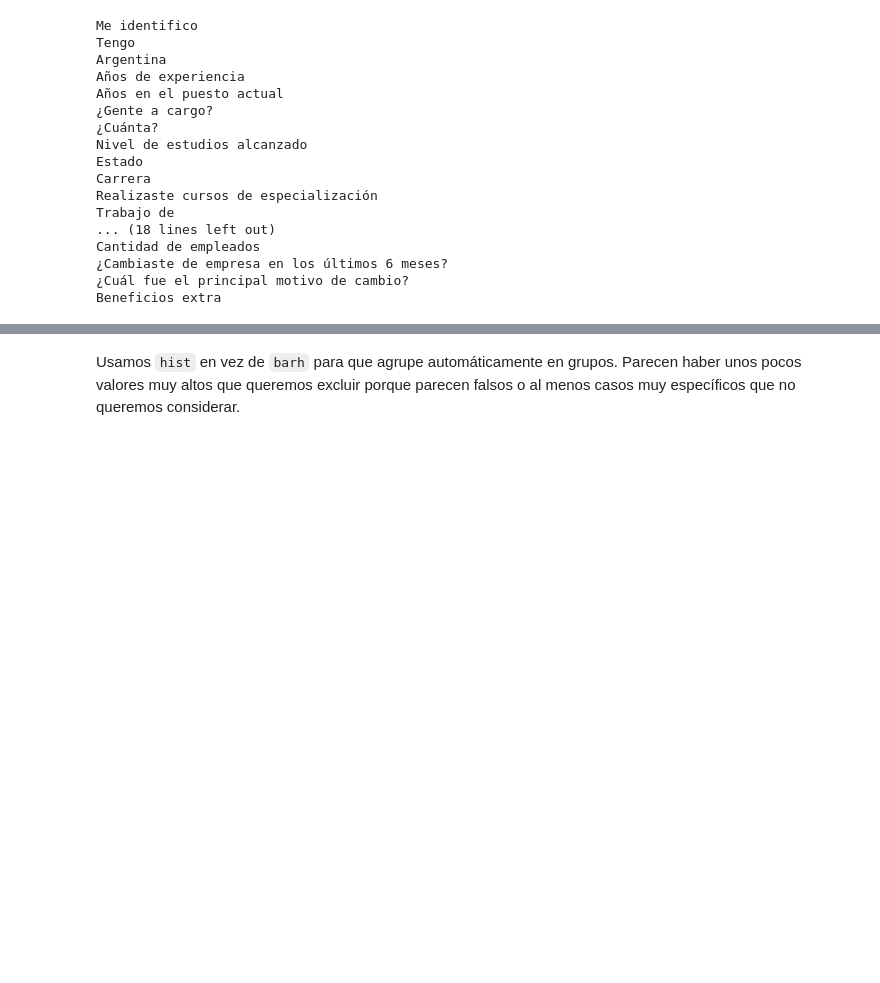
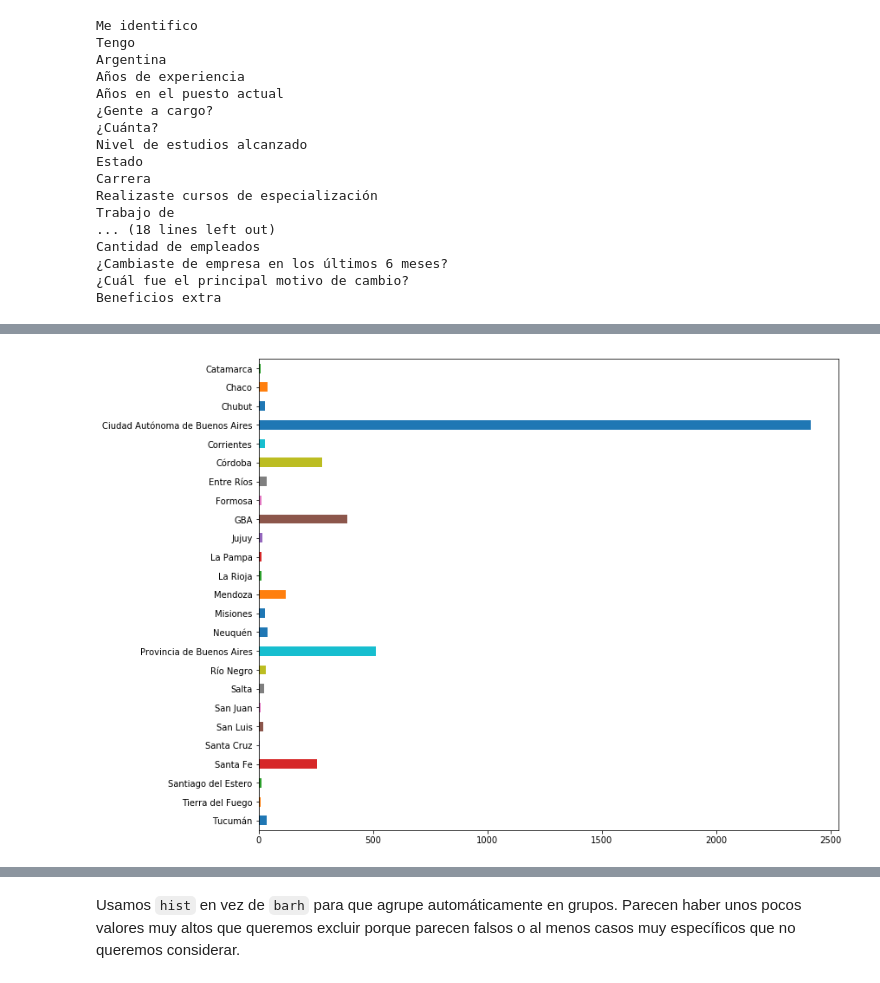
Before and after one commit to seppo0010/sysarmy-sueldos-2019.1, a Jupyter notebook: Sysarmy - Predicción de sueldos.ipynb, the cells around one changed output, grey strips where cells are left out. Cells and saved outputs as stored; diff of their text form; code cells hidden in the pictures; blank space fills up the shorter version.

```diff
--- a/Sysarmy - Predicción de sueldos.ipynb
+++ b/Sysarmy - Predicción de sueldos.ipynb
@@ -199,0 +67,4 @@ df['Salario mensual (en tu moneda local)'].plot.hist()
+# %%
+plot_col(df['Argentina'], figsize=(12, 10));
+# %% [output]
+[figure, added]
```
Also changed, not shown: parts of 52 cells of this notebook.
